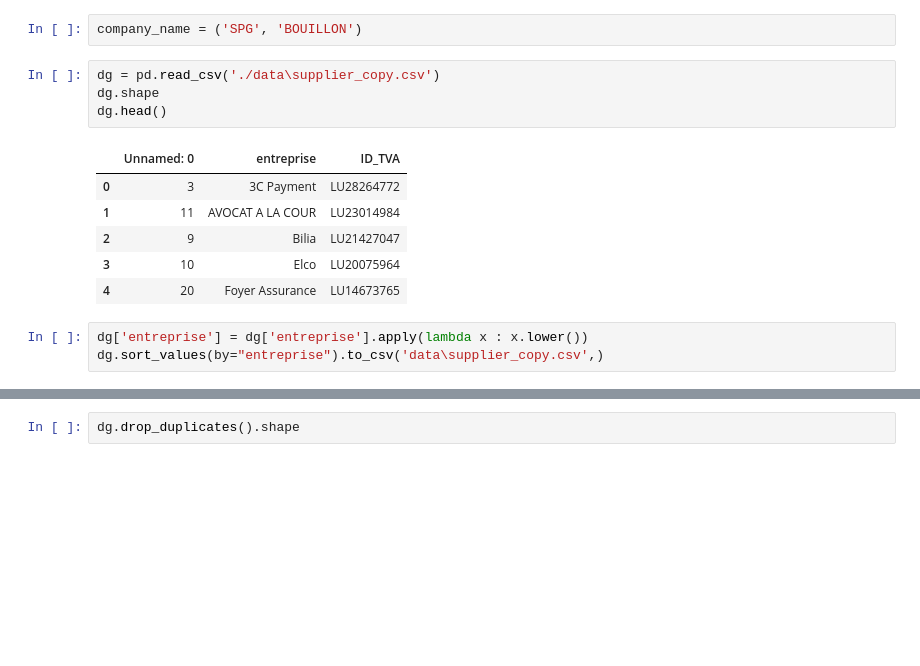
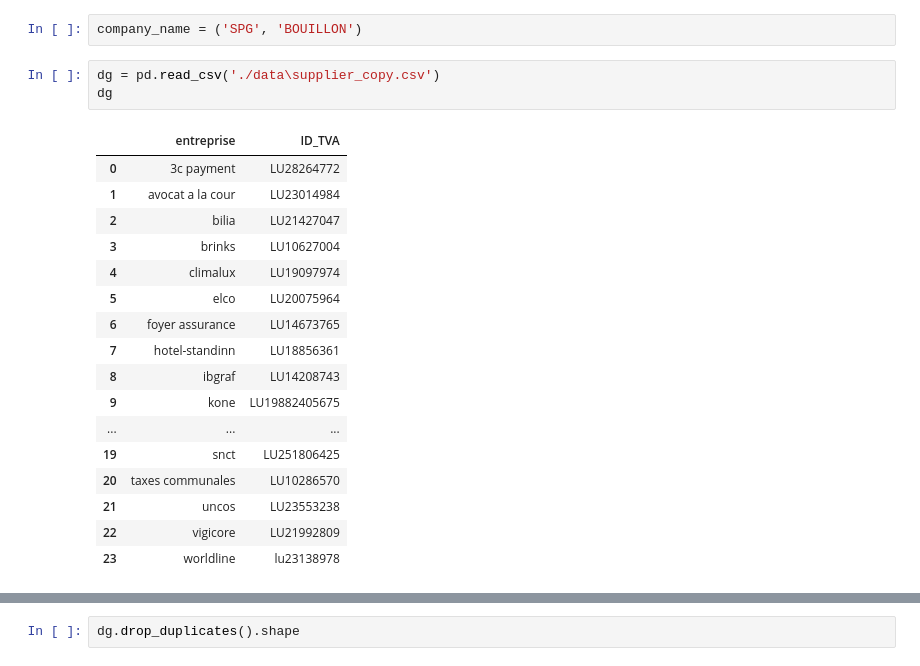
Before and after one commit to hf2503/invoice-ocr-classifier, a Jupyter notebook: expand.ipynb, the cells around one changed output, grey strips where cells are left out. Cells and saved outputs as stored; diff of their text form; blank space fills up the shorter version.

```diff
--- a/expand.ipynb
+++ b/expand.ipynb
@@ -65,18 +65,25 @@ dk
 company_name = ('SPG', 'BOUILLON')
 # %%
 dg = pd.read_csv('./data\supplier_copy.csv')
-dg.shape
-dg.head()
+dg
 # %% [output]
-|  | Unnamed: 0 | entreprise | ID_TVA |
-| 0 | 3 | 3C Payment | LU28264772 |
-| 1 | 11 | AVOCAT A LA COUR | LU23014984 |
-| 2 | 9 | Bilia | LU21427047 |
-| 3 | 10 | Elco | LU20075964 |
-| 4 | 20 | Foyer Assurance | LU14673765 |
+|  | entreprise | ID_TVA |
+| 0 | 3c payment | LU28264772 |
+| 1 | avocat a la cour | LU23014984 |
+| 2 | bilia | LU21427047 |
+| 3 | brinks | LU10627004 |
+| 4 | climalux | LU19097974 |
+| 5 | elco | LU20075964 |
+| 6 | foyer assurance | LU14673765 |
+| 7 | hotel-standinn | LU18856361 |
+| 8 | ibgraf | LU14208743 |
+| 9 | kone | LU19882405675 |
+| ... | ... | ... |
+| 19 | snct | LU251806425 |
+| 20 | taxes communales | LU10286570 |
+| 21 | uncos | LU23553238 |
+| 22 | vigicore | LU21992809 |
+| 23 | worldline | lu23138978 |
-# %%
-dg['entreprise'] = dg['entreprise'].apply(lambda x : x.lower())
-dg.sort_values(by="entreprise").to_csv('data\supplier_copy.csv',)
 # %%
 dg = pd.read_csv('./data\supplier_copy.csv')
 dg = dg.drop(['Unnamed: 0.1','Unnamed: 0'],axis = 1)
```
Also changed, not shown: parts of 1 cell of this notebook.
